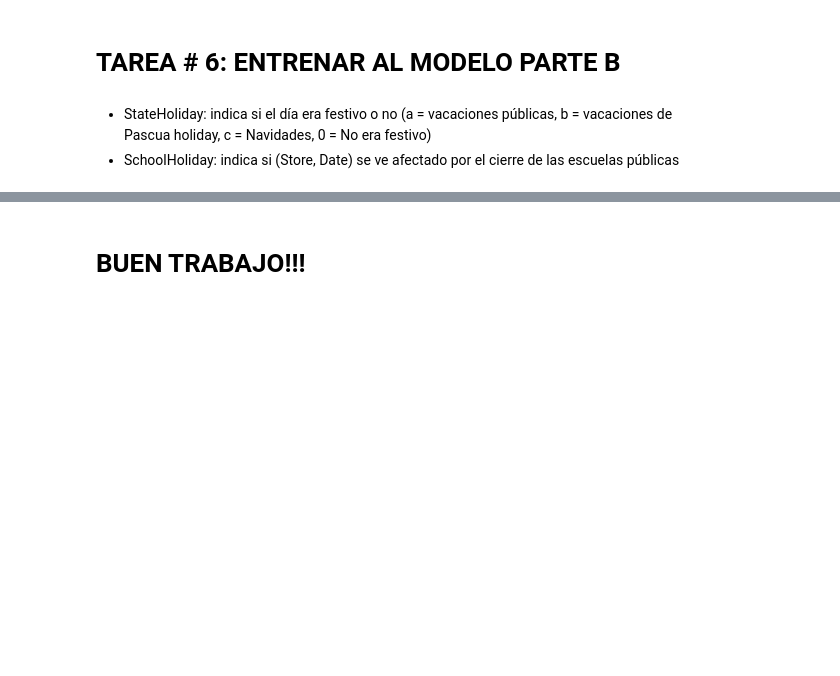
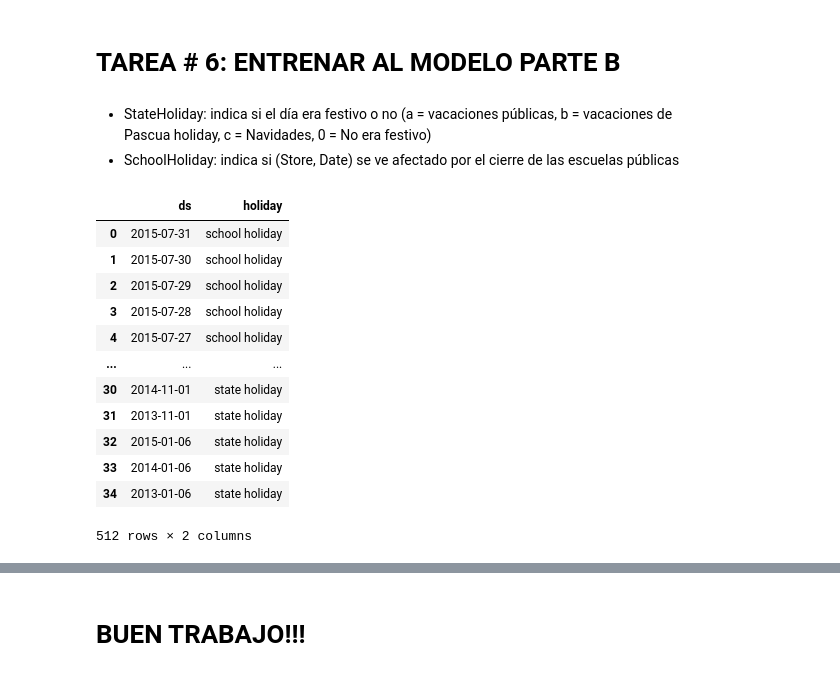
Before and after one commit to cristobalvch/DataScience-For-Business, a Jupyter notebook: Sales-Forecast.ipynb, the cells around one changed output, grey strips where cells are left out. Saved outputs shown, nothing was run; the diff lists cells and outputs as text; code cells hidden in the pictures; blank space fills up the shorter version.

```diff
--- a/Sales-Forecast.ipynb
+++ b/Sales-Forecast.ipynb
@@ -426,2 +484,19 @@ sns.violinplot(x='Promo',y='Customers',data=df)
+# %%
+holidays = pd.concat([df_holidays_sc,df_state_sc],axis=0)
+holidays
+# %% [output]
+|  | ds | holiday |
+| 0 | 2015-07-31 | school holiday |
+| 1 | 2015-07-30 | school holiday |
+| 2 | 2015-07-29 | school holiday |
+| 3 | 2015-07-28 | school holiday |
+| 4 | 2015-07-27 | school holiday |
+| ... | ... | ... |
+| 30 | 2014-11-01 | state holiday |
+| 31 | 2013-11-01 | state holiday |
+| 32 | 2015-01-06 | state holiday |
+| 33 | 2014-01-06 | state holiday |
+| 34 | 2013-01-06 | state holiday |
+512 rows × 2 columns
 # %%
 # Hagamos predicciones usando días festivos para una tienda específica
```
Also changed, not shown: parts of 14 cells of this notebook.
